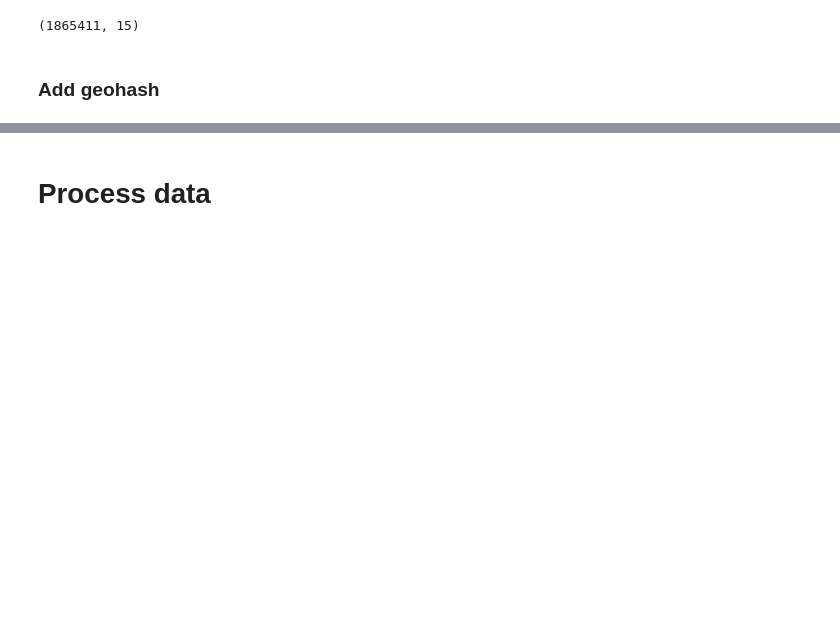
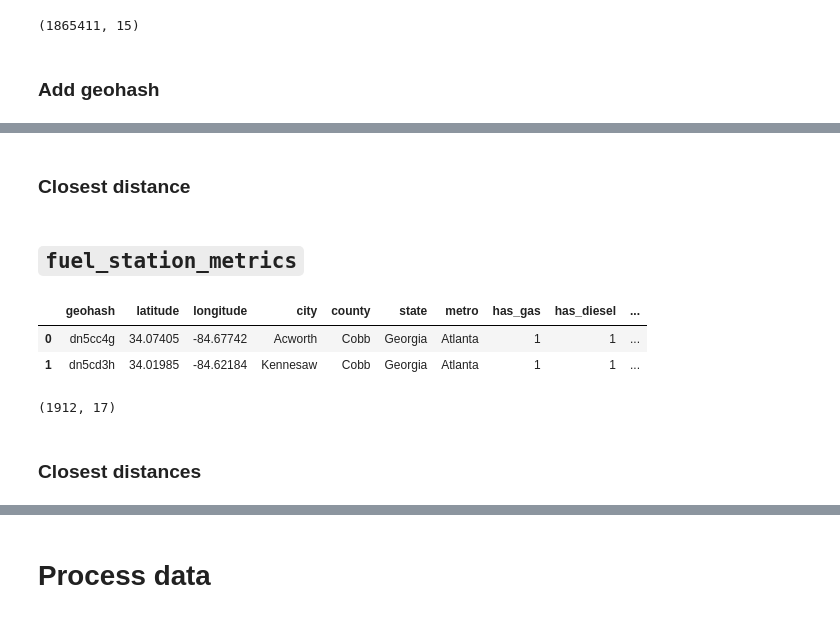
Before and after one commit to ostrokach/datathon_2018, a Jupyter notebook: ostrokach/road_impediments.ipynb, the cells around one changed output, grey strips where cells are left out. Saved outputs shown, nothing was run; the diff lists cells and outputs as text; code cells hidden in the pictures; blank space fills up the shorter version.

```diff
--- a/ostrokach/road_impediments.ipynb
+++ b/ostrokach/road_impediments.ipynb
@@ -82,0 +151,2 @@ road_impediments['geohash'] = (
+# %% [markdown]
+### Closest distance
@@ -82,0 +160,12 @@ road_impediments['geohash'] = (
+# %% [markdown]
+## `fuel_station_metrics`
+# %%
+fuel_station_metrics = pd.read_csv('../datathon_materials/fuel_station_metrics.csv', encoding='cp1252')
+# %%
+display(fuel_station_metrics.head(2))
+print(fuel_station_metrics.shape)
+# %% [output]
+|  | geohash | latitude | longitude | city | county | state | metro | has_gas | has_diesel | ... |
+| 0 | dn5cc4g | 34.07405 | -84.67742 | Acworth | Cobb | Georgia | Atlanta | 1 | 1 | ... |
+| 1 | dn5cd3h | 34.01985 | -84.62184 | Kennesaw | Cobb | Georgia | Atlanta | 1 | 1 | ... |
+(1912, 17)
@@ -82,0 +175,2 @@ road_impediments['geohash'] = (
+# %% [markdown]
+### Closest distances
```
Also changed, not shown: parts of 54 cells of this notebook, 14 other files.
